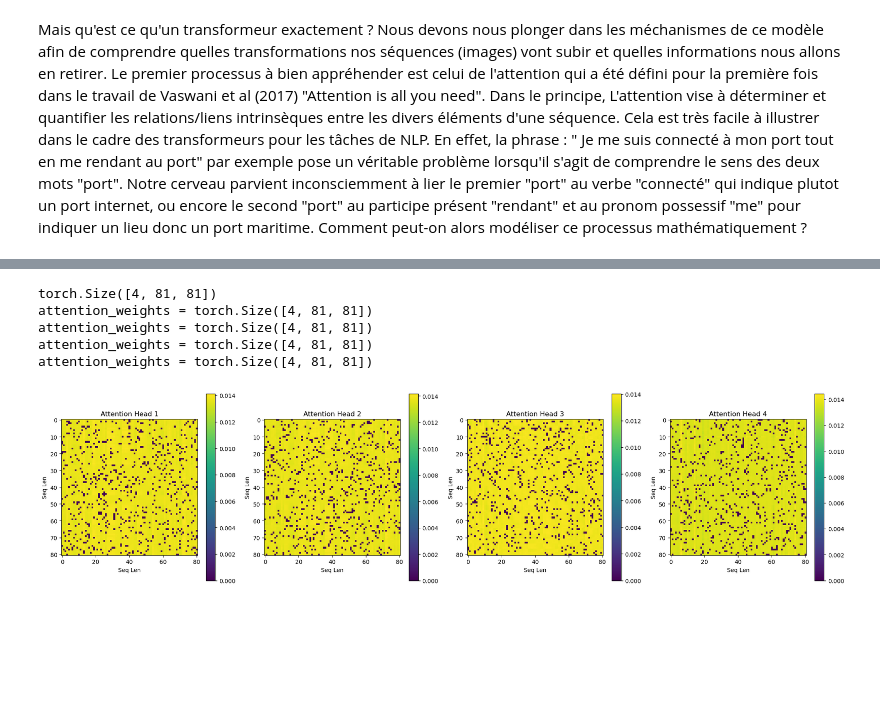
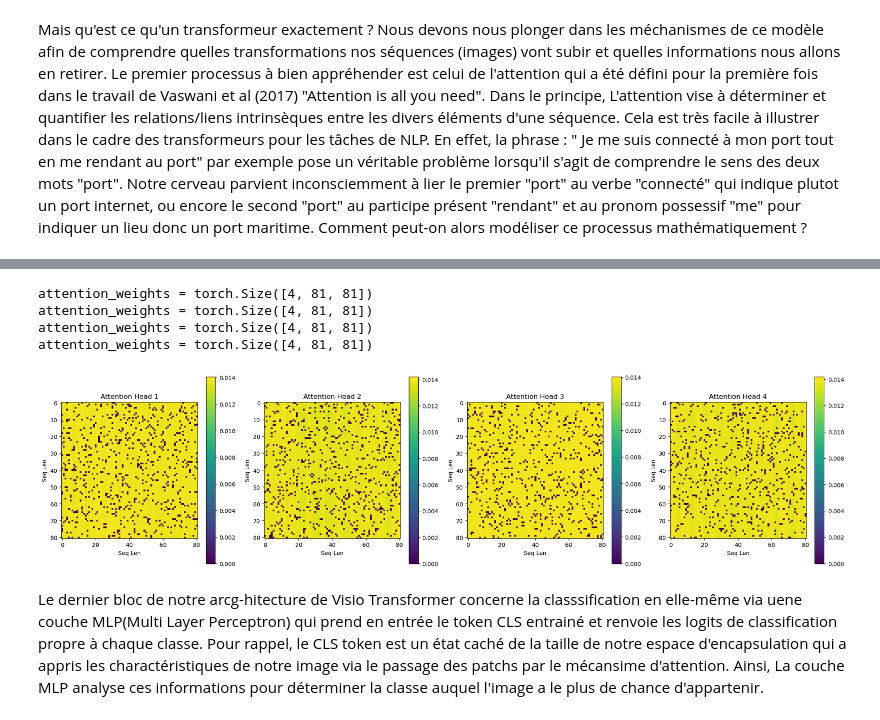
Before and after one commit to blechardoy/notebook_SDD, a Jupyter notebook: Vision_transformers.ipynb, the cells around one changed output, grey strips where cells are left out. Cells and saved outputs as stored; diff of their text form; code cells hidden in the pictures; blank space fills up the shorter version.

```diff
--- a/Vision_transformers.ipynb
+++ b/Vision_transformers.ipynb
@@ -96,7 +92,7 @@ import math
 
 
 class PatchEmbedding(nn.Module):
-    def __init__(self, in_channels = 3, patch_size = 16, emb_size = 128, img_size =144):
+    def __init__(self, in_channels = 3, patch_size = 16, emb_size = 768):
         self.patch_size = patch_size
         super().__init__()
         self.projection = nn.Sequential(
@@ -104,28 +100,13 @@ class PatchEmbedding(nn.Module):
             Rearrange('b c (h p1) (w p2) -> b (h w) (p1 p2 c)', p1=patch_size, p2=patch_size),
             nn.Linear(patch_size * patch_size * in_channels, emb_size)
         )
-        self.position_embedding = self.get_sinusoidal_position_embedding(img_size, emb_size)
 
-    def get_sinusoidal_position_embedding(self, img_size, emb_size):
-        """
-        Calcule un embedding sinusoidal pour les positions.
-        Args:
-            img_size: La taille de l'image (hauteur/largeur, supposée carrée).
-            emb_size: La taille de l'espace d'embedding (dim).
-        """
-        position = torch.arange(0, (img_size // self.patch_size) ** 2).float().unsqueeze(1)
-        div_term = torch.exp(torch.arange(0, emb_size, 2).float() * -(math.log(10000.0) / emb_size))
-        pe = torch.zeros((position.size(0), emb_size))
 
-        pe[:, 0::2] = torch.sin(position * div_term)
-        pe[:, 1::2] = torch.cos(position * div_term)
 
-        return pe.unsqueeze(0)  # Ajoute une dimension pour le batch_size
 
     def forward(self, x: Tensor) -> Tensor:
-        x = self.projection(x)
+        x = self.projection(x).to(x.device)
                 # Ajout de l'encodage de position sinusoidal
-        x = x + self.position_embedding
         return x
 
 def visualize_patches(x: Tensor, patch_size: int):
@@ -235,7 +219,7 @@ class Attention(nn.Module):
         self.layernorm = nn.LayerNorm(dim)
 
     def forward(self, x):
-        batch_size, seq_len, _ = x.size()
+        batch_size, seq_len, _ = x.shape
 
         # Appliquer les projections linéaires pour obtenir Q, K, et V
         q = self.q(x)  # [batch_size, seq_len, dim]
@@ -257,38 +247,39 @@ class Attention(nn.Module):
 # %%
-attention_model = Attention(dim=128, n_heads=4, dropout=0.1)
+attention_model = Attention(dim=768, n_heads=4, dropout=0.1)
 
 attention_score, attention_weights = attention_model(embedding)
 
 
 # Visualisation des scores d'attention pour chaque tête
 fig, axes = plt.subplots(1, attention_model.n_heads, figsize=(20, 5))
 
 # On boucle sur chaque tête et on affiche les scores d'attention
 for i in range(attention_model.n_heads):
     # Récupérer les scores d'attention pour la tête i
     print("attention_weights =", attention_weights.shape)
     attn_head_weights = attention_weights[i].squeeze(0)  # Prendre la ième tête, la réduire à [seq_len, seq_len]
 
     # Afficher la heatmap pour cette tête
     ax = axes[i]
     im = ax.imshow(attn_head_weights.detach().numpy(), cmap='viridis', interpolation='nearest')
     ax.set_title(f"Attention Head {i+1}")
     ax.set_xlabel('Seq Len')
     ax.set_ylabel('Seq Len')
 
     # Ajouter une barre de couleur
     fig.colorbar(im, ax=ax)
 
 # Afficher toutes les heatmaps côte à côte
 plt.tight_layout()
 plt.show()
 # %% [output]
-torch.Size([4, 81, 81])
 attention_weights = torch.Size([4, 81, 81])
 attention_weights = torch.Size([4, 81, 81])
 attention_weights = torch.Size([4, 81, 81])
 attention_weights = torch.Size([4, 81, 81])
-[figure, old version]
+[figure, new version]
+# %% [markdown]
+Le dernier bloc de notre arcg-hitecture de Visio Transformer concerne la classsification en elle-même via uene couche MLP(Multi Layer Perceptron) qui prend en entrée le token CLS entrainé et renvoie les logits de classification propre à chaque classe. Pour rappel, le CLS token est un état caché de la taille de notre espace d'encapsulation qui a appris les charactéristiques de notre image via le passage des patchs par le mécansime d'attention. Ainsi, La couche MLP analyse ces informations pour déterminer la classe auquel l'image a le plus de chance d'appartenir.
 # %%
 # Classe pour l'architecture du Vision Transformer avec classification
 class VisionTransformer(nn.Module):
```
Also changed, not shown: parts of 13 cells of this notebook.
